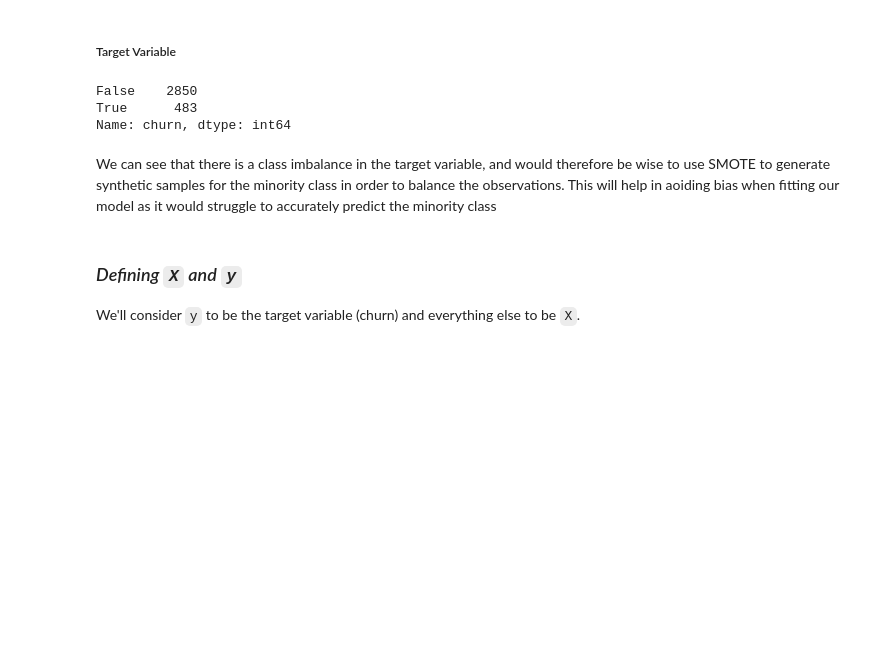
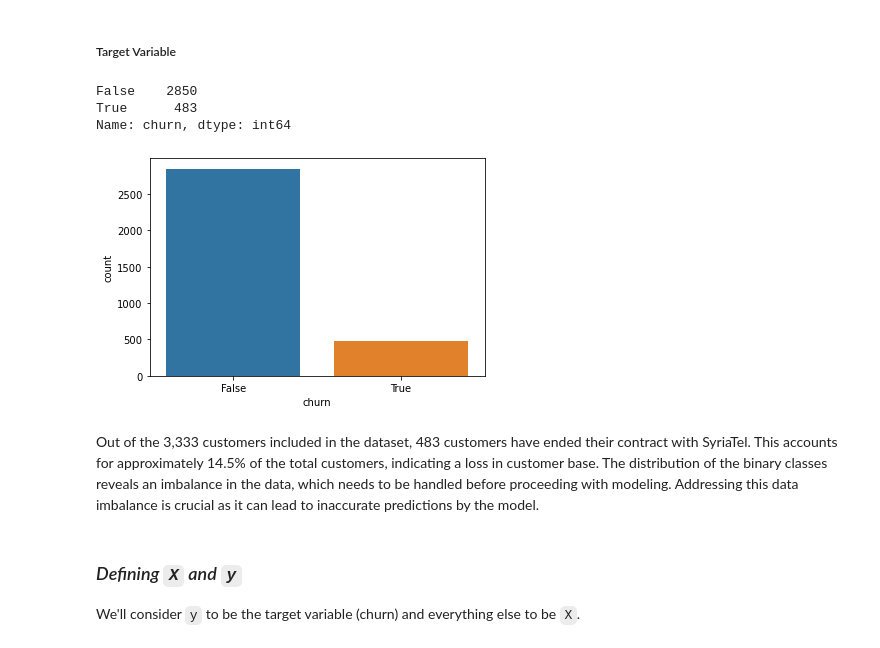
Before and after one commit to dorinelangat/SyriaTel_Customer_Churn_Prediction, a Jupyter notebook: index.ipynb, the cells around one changed output. Saved outputs shown, nothing was run; the diff lists cells and outputs as text; code cells hidden in the pictures; blank space fills up the shorter version.

```diff
--- a/index.ipynb
+++ b/index.ipynb
@@ -151,13 +173,16 @@ plt.show()
 ##### Target Variable
 # %%
 # target column value count
-data.churn.value_counts()
+# Countplot of churn feature
+print(data.churn.value_counts())
+sns.countplot(data=data, x='churn');
 # %% [output]
 False    2850
 True      483
 Name: churn, dtype: int64
+[figure, added]
-# %% [markdown]
-We can see that there is a class imbalance in the target variable, and would therefore be wise to use SMOTE to generate synthetic samples for the minority class in order to balance the observations. This will help in aoiding bias when fitting our model as it would struggle to accurately predict the minority class
+# %% [markdown]
+Out of the 3,333 customers included in the dataset, 483 customers have ended their contract with SyriaTel. This accounts for approximately 14.5% of the total customers, indicating a loss in customer base. The distribution of the binary classes reveals an imbalance in the data, which needs to be handled before proceeding with modeling. Addressing this data imbalance is crucial as it can lead to inaccurate predictions by the model.
 # %% [markdown]
 ### *Defining `X` and `y`*
 
```
Also changed, not shown: parts of 68 cells of this notebook, 4 other files.
